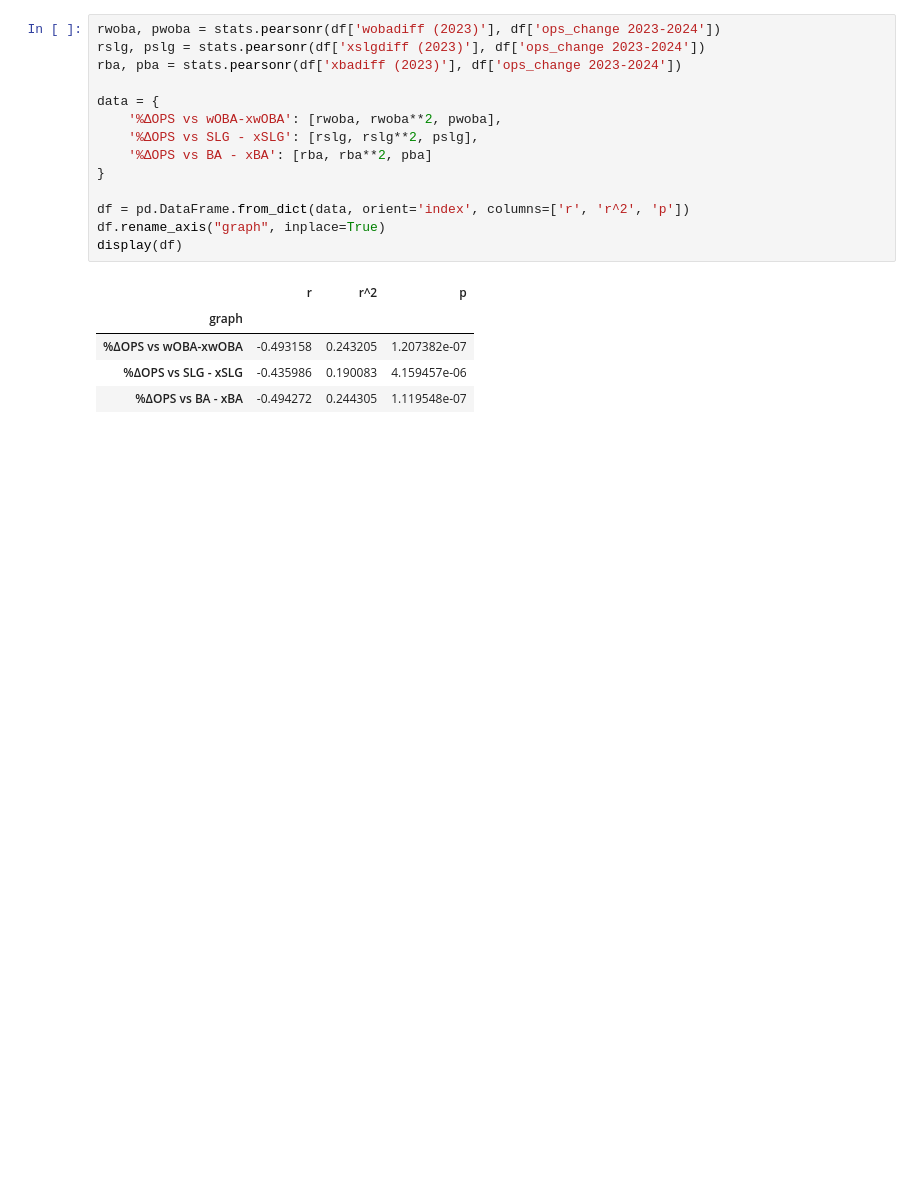
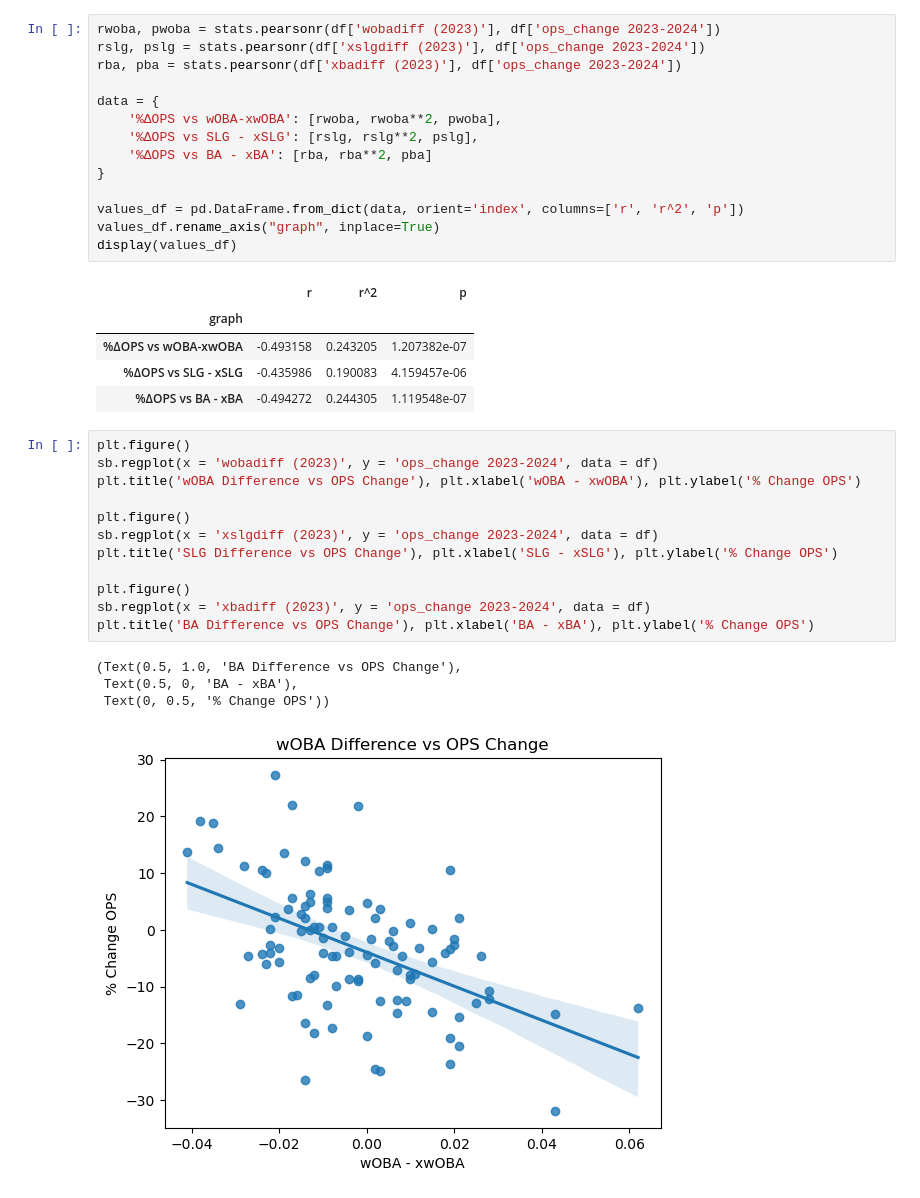
Before and after one commit to ArnavSaraogi/mlb-performance-predictor, a Jupyter notebook: visualizations/regression.ipynb, the cells around one changed output. Cells and saved outputs as stored; diff of their text form; blank space fills up the shorter version.

```diff
--- a/visualizations/regression.ipynb
+++ b/visualizations/regression.ipynb
@@ -20,12 +19,29 @@ data = {
     '%ΔOPS vs BA - xBA': [rba, rba**2, pba]
 }
 
-df = pd.DataFrame.from_dict(data, orient='index', columns=['r', 'r^2', 'p'])
-df.rename_axis("graph", inplace=True)
-display(df)
+values_df = pd.DataFrame.from_dict(data, orient='index', columns=['r', 'r^2', 'p'])
+values_df.rename_axis("graph", inplace=True)
+display(values_df)
 # %% [output]
 |  | r | r^2 | p |
 | graph |  |  |  |
 | %ΔOPS vs wOBA-xwOBA | -0.493158 | 0.243205 | 1.207382e-07 |
 | %ΔOPS vs SLG - xSLG | -0.435986 | 0.190083 | 4.159457e-06 |
 | %ΔOPS vs BA - xBA | -0.494272 | 0.244305 | 1.119548e-07 |
+# %%
+plt.figure()
+sb.regplot(x = 'wobadiff (2023)', y = 'ops_change 2023-2024', data = df)
+plt.title('wOBA Difference vs OPS Change'), plt.xlabel('wOBA - xwOBA'), plt.ylabel('% Change OPS')
+
+plt.figure()
+sb.regplot(x = 'xslgdiff (2023)', y = 'ops_change 2023-2024', data = df)
+plt.title('SLG Difference vs OPS Change'), plt.xlabel('SLG - xSLG'), plt.ylabel('% Change OPS')
+
+plt.figure()
+sb.regplot(x = 'xbadiff (2023)', y = 'ops_change 2023-2024', data = df)
+plt.title('BA Difference vs OPS Change'), plt.xlabel('BA - xBA'), plt.ylabel('% Change OPS')
+# %% [output]
+(Text(0.5, 1.0, 'BA Difference vs OPS Change'),
+ Text(0.5, 0, 'BA - xBA'),
+ Text(0, 0.5, '% Change OPS'))
+[figure, added]
```
Also changed, not shown: parts of 3 cells of this notebook, 1 other file.
